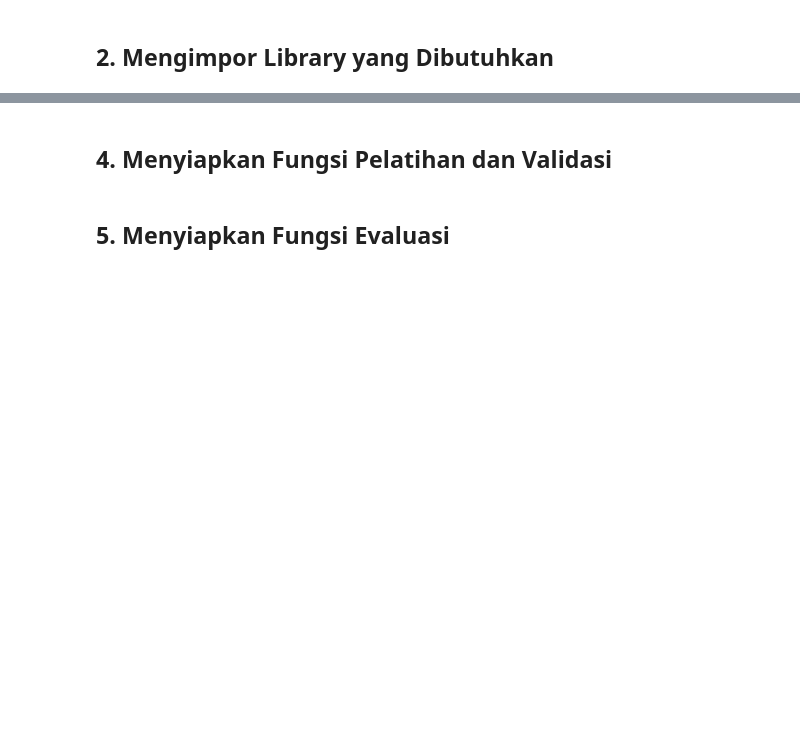
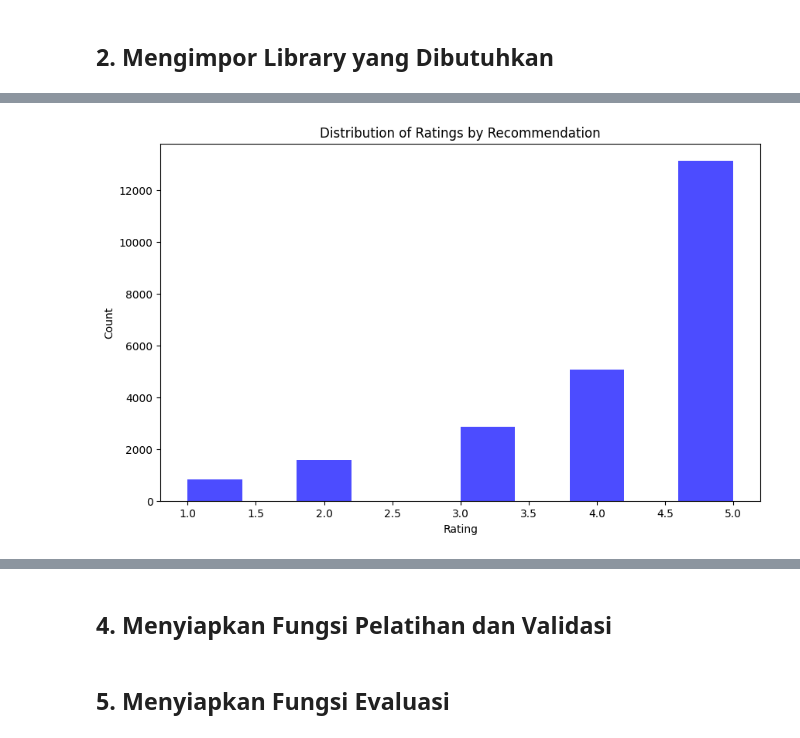
Before and after one commit to Kaasyiful/tugas-deep-learning, a Jupyter notebook: week5/PyTorch/Deep_Learning_Week_5_PyTorch.ipynb, the cells around one changed output, grey strips where cells are left out. Cells and saved outputs as stored; diff of their text form; code cells hidden in the pictures; blank space fills up the shorter version.

```diff
--- a/week5/PyTorch/Deep_Learning_Week_5_PyTorch.ipynb
+++ b/week5/PyTorch/Deep_Learning_Week_5_PyTorch.ipynb
@@ -104,0 +51,81 @@ Pra-pemrosesan data...
+# %%
+# Konstanta dan parameter
+NUM_WORDS = 40000
+MAXLEN = 100
+BATCH_SIZE = 64
+EMBEDDING_DIM = 128
+HIDDEN_DIM = 128
+OUTPUT_DIM = 1
+EPOCHS = 20
+LEARNING_RATE = 0.001
+
+# Memeriksa apakah GPU tersedia
+DEVICE = torch.device('cuda' if torch.cuda.is_available() else 'cpu')
+print(f"Menggunakan device: {DEVICE}")
+
+# Baca dataset
+df = pd.read_csv('../ReviewTokoBaju.csv')
+
+# Data Exploration
+print(f"Dataset shape: {df.shape}")
+print(df.head())
+print(df.info())
+
+# Check for missing values
+print("Missing values per column:")
+print(df.isnull().sum())
+
+# Fill missing values in 'Review Text' and 'Title'
+df['Review Text'] = df['Review Text'].fillna('')
+df['Title'] = df['Title'].fillna('')
+
+# Combine Title and Review Text for better features
+df['Combined_Text'] = df['Title'] + ' ' + df['Review Text']
+
+# Target variable: 'Recommended IND' (0 or 1)
+print("\nDistribution of Recommended IND:")
+print(df['Recommended IND'].value_counts())
+
+# Check correlation between Rating and Recommended IND
+print("\nCorrelation between Rating and Recommended IND:")
+print(df[['Rating', 'Recommended IND']].corr())
+
+# Plot distribution of ratings
+plt.figure(figsize=(10, 6))
+plt.hist(df['Rating'], bins=10, color='blue', alpha=0.7)
+plt.title('Distribution of Ratings by Recommendation')
+plt.xlabel('Rating')
+plt.ylabel('Count')
+plt.show()
+
+# TensorFlow tokenizer
+tokenizer = Tokenizer(num_words=NUM_WORDS, oov_token='<OOV>')
+tokenizer.fit_on_texts(df['Combined_Text'])
+sequences = tokenizer.texts_to_sequences(df['Combined_Text'])
+word_index = tokenizer.word_index
+print(f'Found {len(word_index)} unique tokens')
+
+X = pad_sequences(sequences, maxlen=MAXLEN, padding='post', truncating='post')
+y = df['Recommended IND'].values
+
+# Split the data
+X_train, X_test, y_train, y_test = train_test_split(X, y, test_size=0.2, random_state=42)
+
+print(f'Shape of X_train: {X_train.shape}')
+print(f'Shape of X_test: {X_test.shape}')
+
+# Mengonversi data ke tensor PyTorch
+x_train_tensor = torch.tensor(X_train, dtype=torch.long).to(DEVICE)
+x_test_tensor = torch.tensor(X_test, dtype=torch.long).to(DEVICE)
+y_train_tensor = torch.tensor(y_train, dtype=torch.float).to(DEVICE)
+y_test_tensor = torch.tensor(y_test, dtype=torch.float).to(DEVICE)
+
+
+# Mengonversi data ke TensorDataset
+train_dataset = TensorDataset(x_train_tensor, y_train_tensor)
+test_dataset = TensorDataset(x_test_tensor, y_test_tensor)
+
+# Membuat DataLoader untuk pelatihan, validasi, dan pengujian
+train_loader = DataLoader(train_dataset, batch_size=BATCH_SIZE, shuffle=True)
+test_loader = DataLoader(test_dataset, batch_size=BATCH_SIZE)
+# %% [output]
@@ -104,0 +149 @@ Pra-pemrosesan data...
+[figure, added]
```
Also changed, not shown: parts of 16 cells of this notebook, 48 other files.
